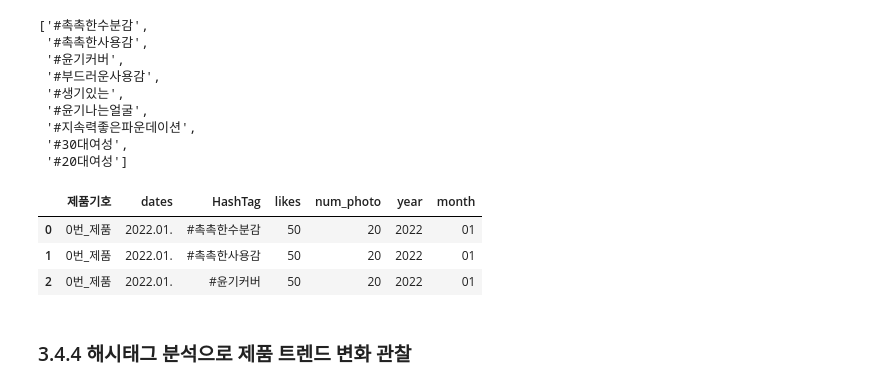
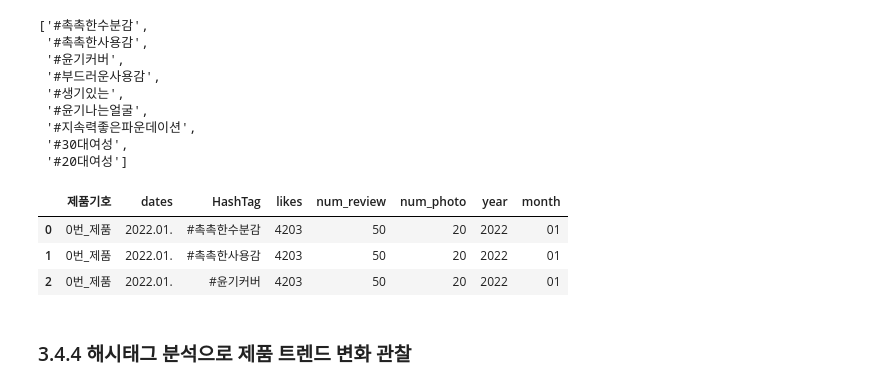
Before and after one commit to semin-pk/DataAnalysisPython, a Jupyter notebook: 3장/chapter03-3.ipynb, the cells around one changed output. Saved outputs shown, nothing was run; the diff lists cells and outputs as text; code cells hidden in the pictures.

```diff
--- a/3장/chapter03-3.ipynb
+++ b/3장/chapter03-3.ipynb
@@ -121,25 +119,26 @@ tags
 # %%
 df_bsc_tmp = []
 for i in range(df_bsc.shape[0]):
     tags = literal_eval(df_bsc['HashTag'][i])
     df_tmp = pd.DataFrame({
         "제품기호":df_bsc['제품기호'][i],
         "dates":df_bsc['dates'][i],
         "HashTag":tags,
-        "likes":df_bsc['num_review'][i],
+        "likes":df_bsc['likes'][i],
+        "num_review":df_bsc['num_review'][i],
         'num_photo':df_bsc['num_photo'][i],
         'year':df_bsc['year'][i],
         'month':df_bsc['month'][i]
                            })
     df_bsc_tmp.append(df_tmp)
 df_bsc_rslt = pd.concat(df_bsc_tmp)
 
 df_bsc_rslt.head(3)
 # %% [output]
-|  | 제품기호 | dates | HashTag | likes | num_photo | year | month |
-| 0 | 0번_제품 | 2022.01. | #촉촉한수분감 | 50 | 20 | 2022 | 01 |
-| 1 | 0번_제품 | 2022.01. | #촉촉한사용감 | 50 | 20 | 2022 | 01 |
-| 2 | 0번_제품 | 2022.01. | #윤기커버 | 50 | 20 | 2022 | 01 |
+|  | 제품기호 | dates | HashTag | likes | num_review | num_photo | year | month |
+| 0 | 0번_제품 | 2022.01. | #촉촉한수분감 | 4203 | 50 | 20 | 2022 | 01 |
+| 1 | 0번_제품 | 2022.01. | #촉촉한사용감 | 4203 | 50 | 20 | 2022 | 01 |
+| 2 | 0번_제품 | 2022.01. | #윤기커버 | 4203 | 50 | 20 | 2022 | 01 |
 # %%
 df_bsc_rslt.to_excel(basic_info_path+'basic_info_result.xlsx')
 # %% [markdown]
```
Also changed, not shown: parts of 12 cells of this notebook.
